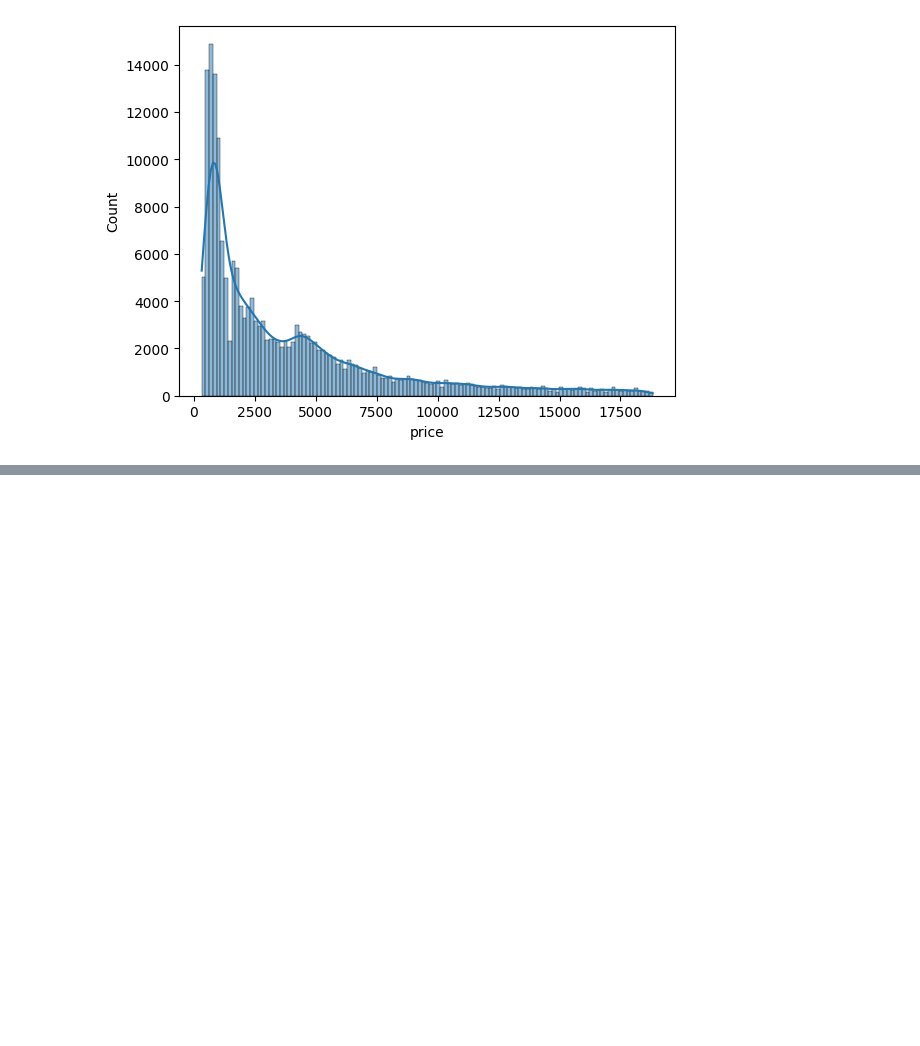
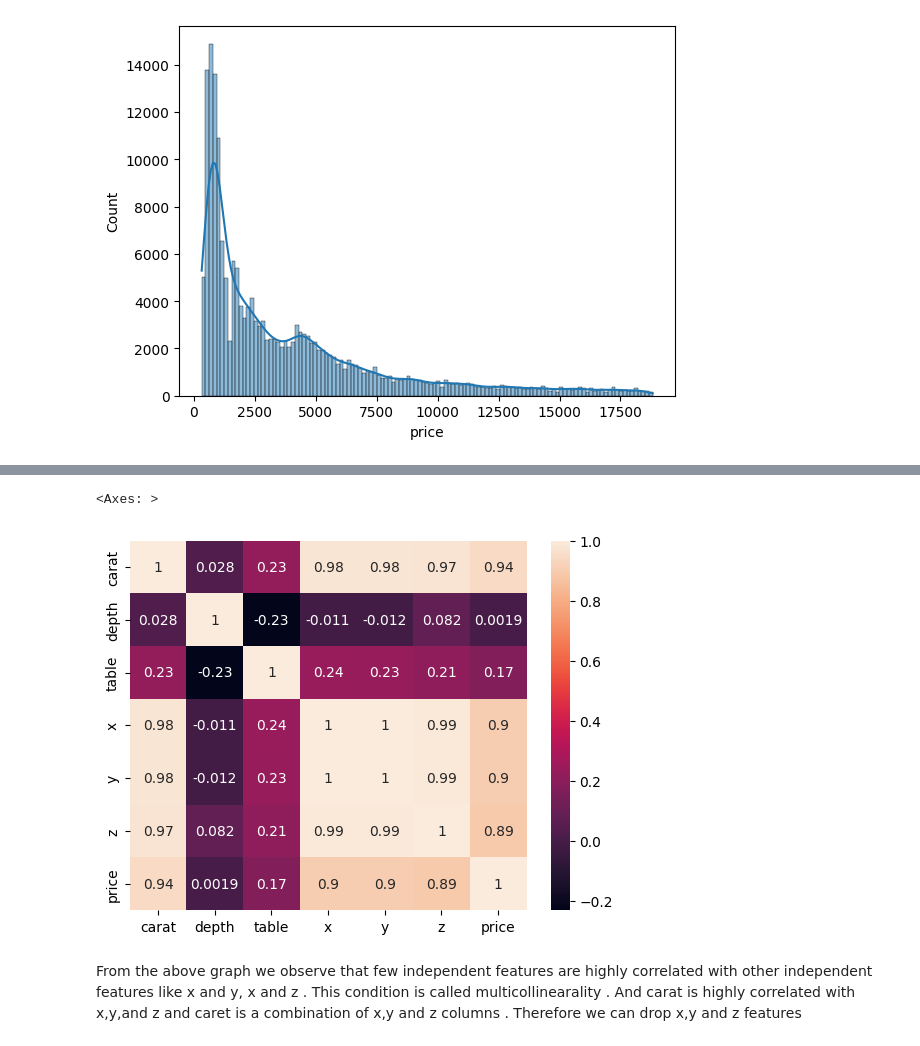
Before and after one commit to VYBHAV97/Diamond_price_prediction, a Jupyter notebook: notebooks/EDA.ipynb, the cells around one changed output, grey strips where cells are left out. Saved outputs shown, nothing was run; the diff lists cells and outputs as text; code cells hidden in the pictures; blank space fills up the shorter version.

```diff
--- a/notebooks/EDA.ipynb
+++ b/notebooks/EDA.ipynb
@@ -164,0 +174,10 @@ for i in numerical_columns:
+# %%
+##Correlation
+sns.heatmap(df.corr(),annot=True)
+# %% [output]
+<Axes: >
+[figure, added]
+# %% [markdown]
+From the above graph we observe that few independent features are highly correlated with other independent features like x and y,
+x and z . This condition is called multicollinearality . And carat is highly correlated with x,y,and z and caret is a combination
+of x,y and z columns . Therefore we can drop x,y and z features
```
Also changed, not shown: parts of 11 cells of this notebook, 1 other file.
